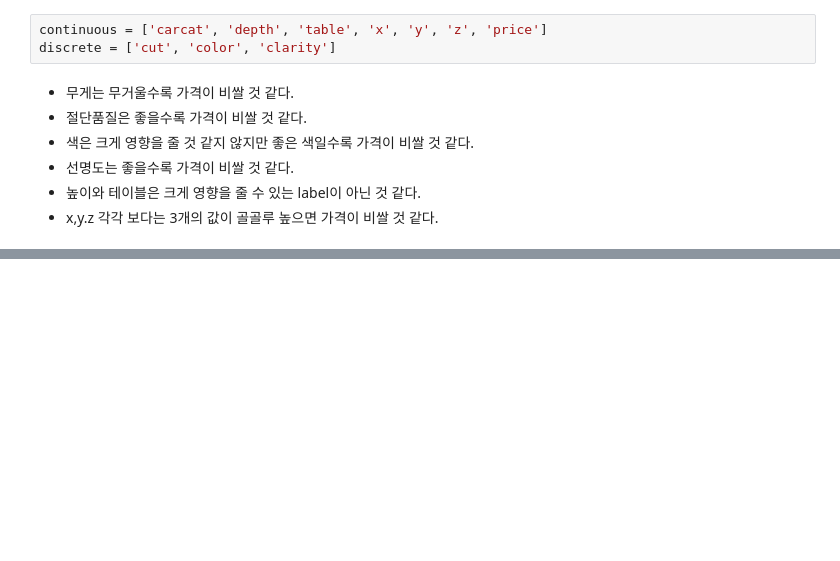
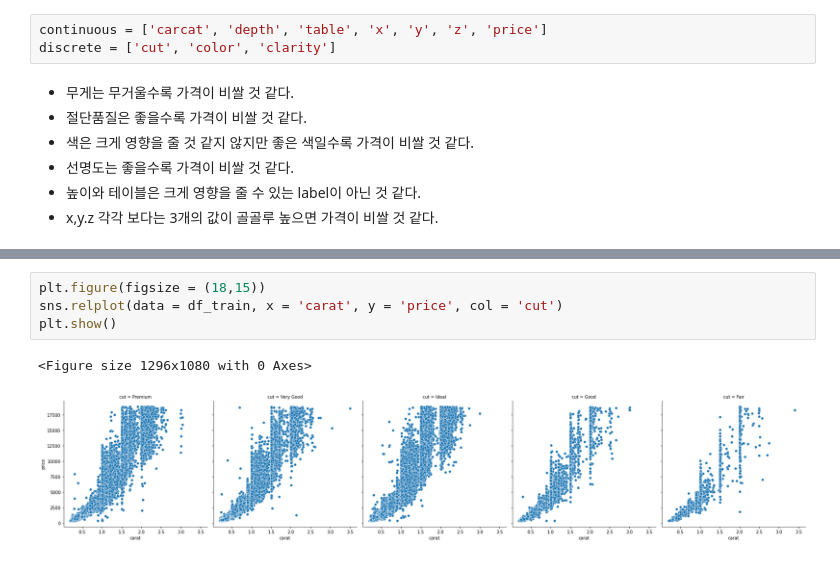
Before and after one commit to JaeHong-Park987/Kaggle, a Jupyter notebook: Playground Series/Season3/8/Episode 8.ipynb, the cells around one changed output, grey strips where cells are left out. Cells and saved outputs as stored; diff of their text form; blank space fills up the shorter version.

```diff
--- a/Playground Series/Season3/8/Episode 8.ipynb
+++ b/Playground Series/Season3/8/Episode 8.ipynb
@@ -248,0 +239,7 @@ sns.displot(data = df_train, x = 'price', hue = 'color', kind = 'kde', hue_order
+# %%
+plt.figure(figsize = (18,15))
+sns.relplot(data = df_train, x = 'carat', y = 'price', col = 'cut')
+plt.show()
+# %% [output]
+<Figure size 1296x1080 with 0 Axes>
+[figure, added]
```
Also changed, not shown: parts of 65 cells of this notebook.
